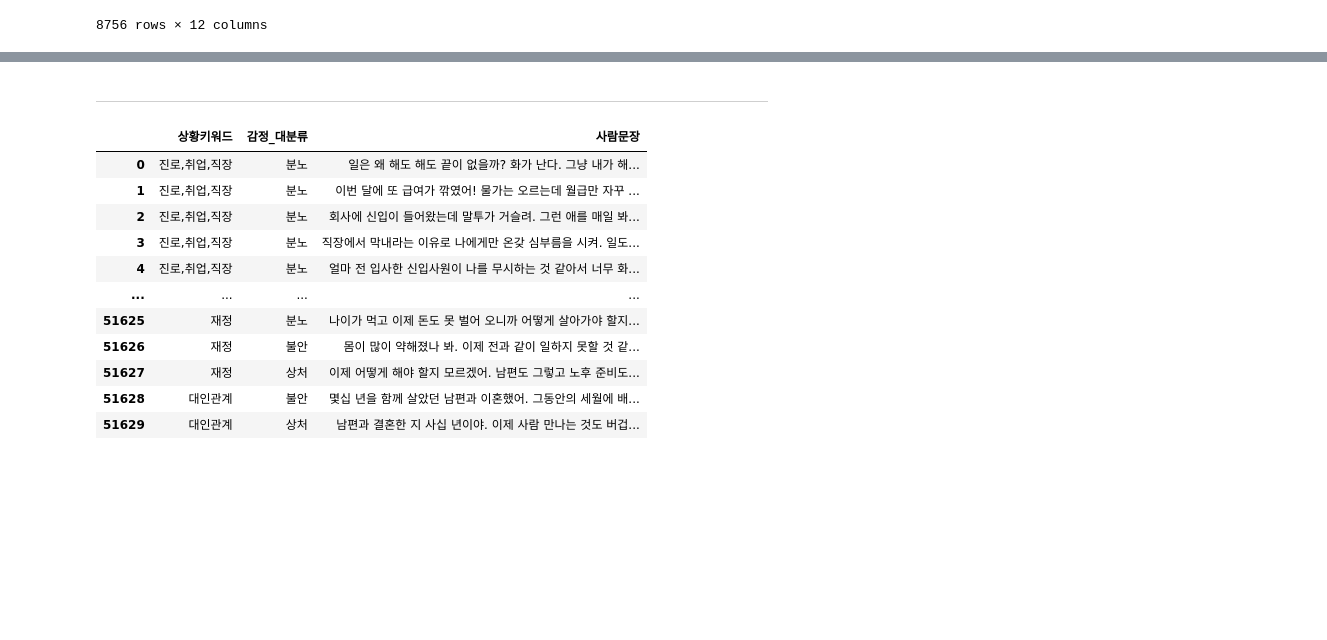
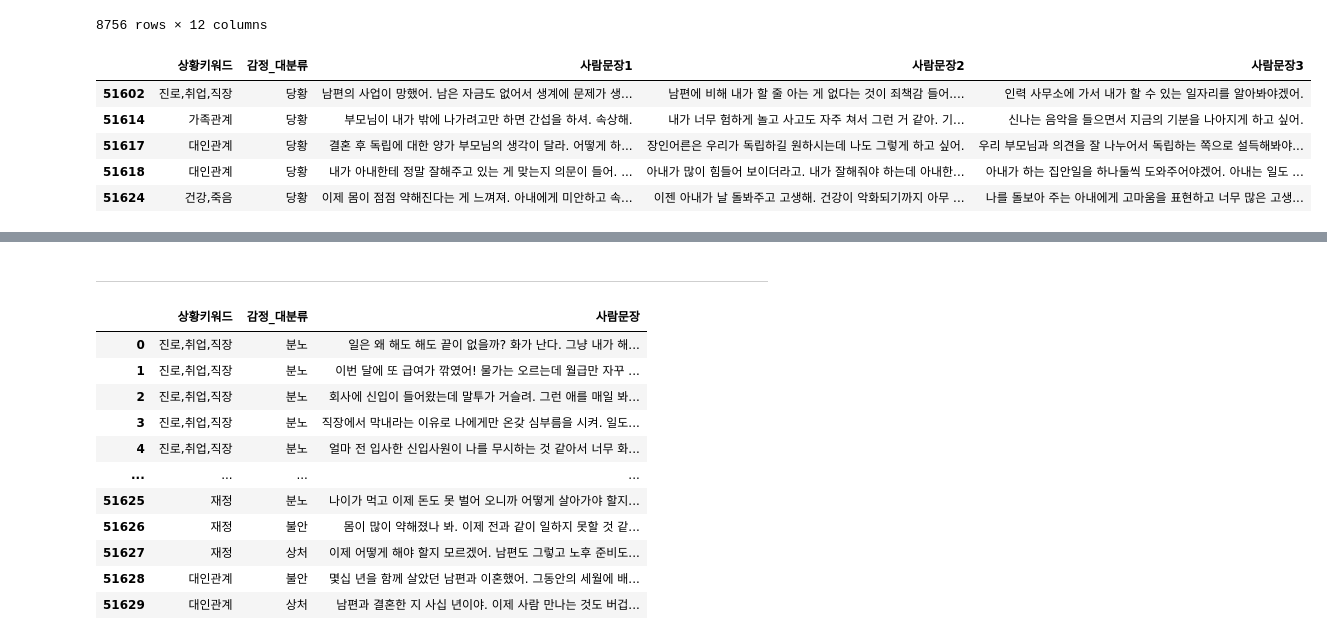
Before and after one commit to malcano/deeplearning_mini_pj, a Jupyter notebook: minsoo/practice.ipynb, the cells around one changed output, grey strips where cells are left out. Saved outputs shown, nothing was run; the diff lists cells and outputs as text; code cells hidden in the pictures; blank space fills up the shorter version.

```diff
--- a/minsoo/practice.ipynb
+++ b/minsoo/practice.ipynb
@@ -47,3 +47,14 @@ df[df['감정_대분류'] == '당황']
 | 51618 | 청년 | 남성 | 대인관계 | 해당없음 | 당황 | 죄책감의 | 내가 아내한테 정말 잘해주고 있는 게 맞는지 의문이 들어. ... | 속상하시군요. 마음이 편치 않으시겠어요. | 아내가 많이 힘들어 보이더라고. 내가 잘해줘야 하는데 아내한... | 어떻게 하면 지금의 상황에 변화를 줄 수 있을까요? | 아내가 하는 집안일을 하나둘씩 도와주어야겠어. 아내는 일도 ... | ... |
 | 51624 | 노년 | 남성 | 건강,죽음 | 만성질환 무 | 당황 | 혐오스러운 | 이제 몸이 점점 약해진다는 게 느껴져. 아내에게 미안하고 속... | 건강에 대한 걱정 때문에 속상하시군요. | 이젠 아내가 날 돌봐주고 고생해. 건강이 악화되기까지 아무 ... | 지금의 상황에서 할 수 있는 가장 좋은 행동은 무엇일까요? | 나를 돌보아 주는 아내에게 고마움을 표현하고 너무 많은 고생... | ... |
 8756 rows × 12 columns
+# %%
+df.drop(['연령','성별','신체질환','감정_소분류','시스템문장1','시스템문장2','시스템문장3'], axis=1, inplace=True)
+# %%
+df[df['감정_대분류'] == '당황'].tail(5)
+# %% [output]
+|  | 상황키워드 | 감정_대분류 | 사람문장1 | 사람문장2 | 사람문장3 |
+| 51602 | 진로,취업,직장 | 당황 | 남편의 사업이 망했어. 남은 자금도 없어서 생계에 문제가 생... | 남편에 비해 내가 할 줄 아는 게 없다는 것이 죄책감 들어.... | 인력 사무소에 가서 내가 할 수 있는 일자리를 알아봐야겠어. |
+| 51614 | 가족관계 | 당황 | 부모님이 내가 밖에 나가려고만 하면 간섭을 하셔. 속상해. | 내가 너무 험하게 놀고 사고도 자주 쳐서 그런 거 같아. 기... | 신나는 음악을 들으면서 지금의 기분을 나아지게 하고 싶어. |
+| 51617 | 대인관계 | 당황 | 결혼 후 독립에 대한 양가 부모님의 생각이 달라. 어떻게 하... | 장인어른은 우리가 독립하길 원하시는데 나도 그렇게 하고 싶어. | 우리 부모님과 의견을 잘 나누어서 독립하는 쪽으로 설득해봐야... |
+| 51618 | 대인관계 | 당황 | 내가 아내한테 정말 잘해주고 있는 게 맞는지 의문이 들어. ... | 아내가 많이 힘들어 보이더라고. 내가 잘해줘야 하는데 아내한... | 아내가 하는 집안일을 하나둘씩 도와주어야겠어. 아내는 일도 ... |
+| 51624 | 건강,죽음 | 당황 | 이제 몸이 점점 약해진다는 게 느껴져. 아내에게 미안하고 속... | 이젠 아내가 날 돌봐주고 고생해. 건강이 악화되기까지 아무 ... | 나를 돌보아 주는 아내에게 고마움을 표현하고 너무 많은 고생... |
```
Also changed, not shown: parts of 4 cells of this notebook, 1 other file.
